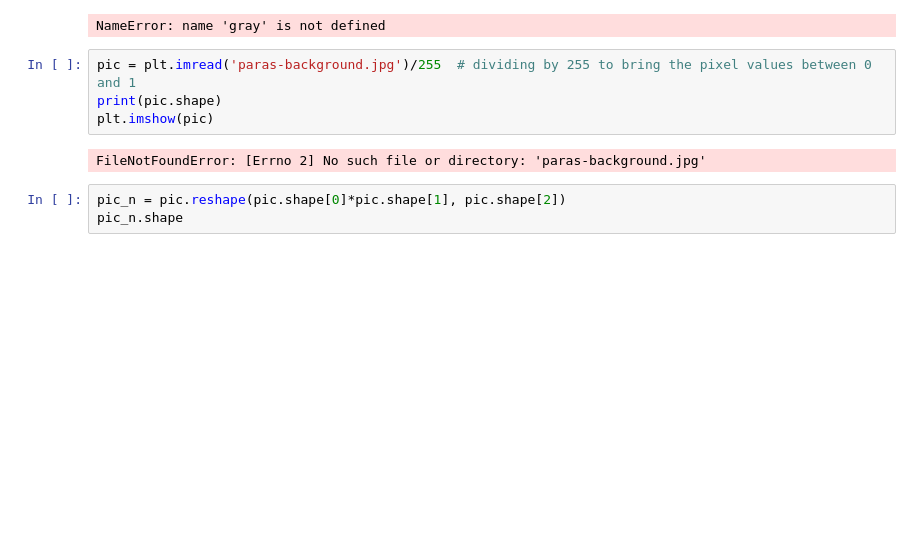
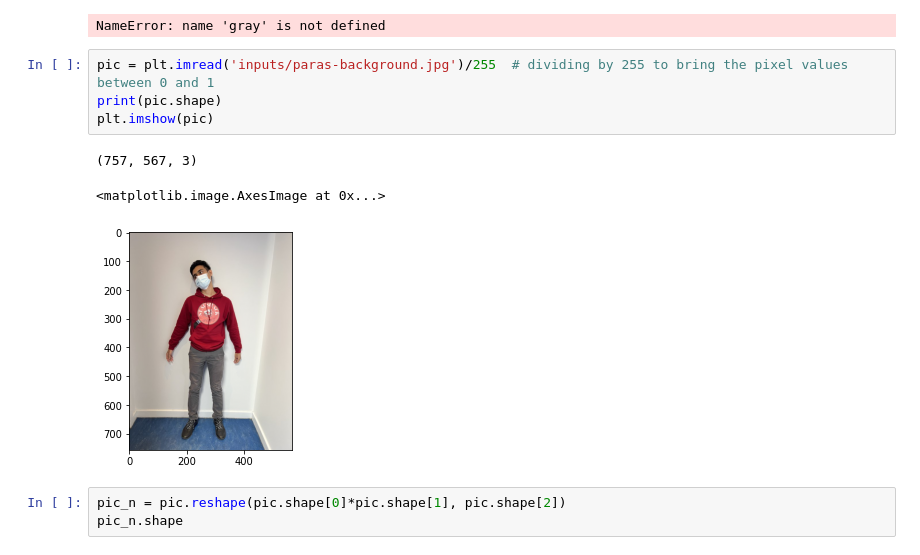
Before and after one commit to gojo5t5/mister-murdery, a Jupyter notebook: prac.ipynb, the cells around one changed output. Cells and saved outputs as stored; diff of their text form; blank space fills up the shorter version.

```diff
--- a/prac.ipynb
+++ b/prac.ipynb
@@ -95,11 +95,13 @@ plt.imshow(out_l, cmap='gray')
 # %% [output]
 NameError: name 'gray' is not defined
 # %%
-pic = plt.imread('paras-background.jpg')/255  # dividing by 255 to bring the pixel values between 0 and 1
+pic = plt.imread('inputs/paras-background.jpg')/255  # dividing by 255 to bring the pixel values between 0 and 1
 print(pic.shape)
 plt.imshow(pic)
 # %% [output]
-FileNotFoundError: [Errno 2] No such file or directory: 'paras-background.jpg'
+(757, 567, 3)
+<matplotlib.image.AxesImage at 0x...>
+[figure, added]
 # %%
 pic_n = pic.reshape(pic.shape[0]*pic.shape[1], pic.shape[2])
 pic_n.shape
```
Also changed, not shown: parts of 3 cells of this notebook, 15 other files.
